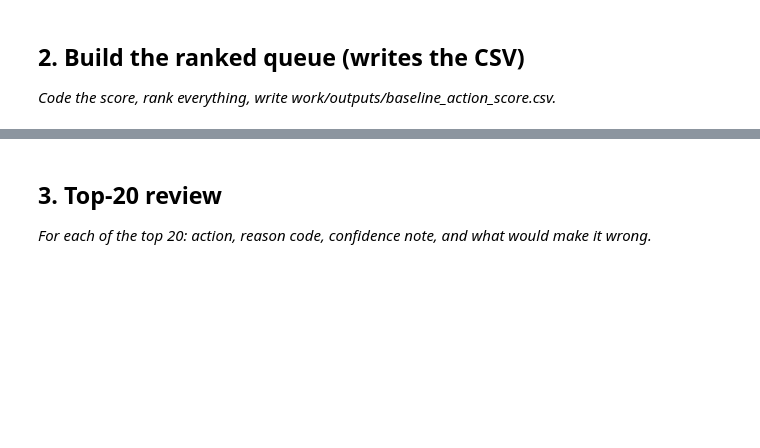
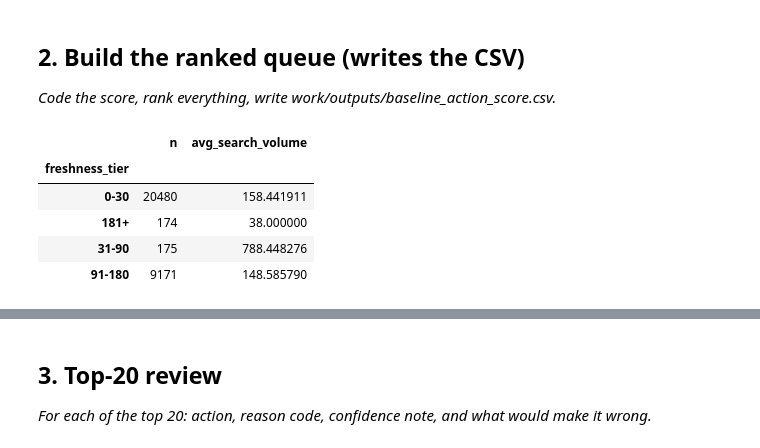
Before and after one commit to humaisali/FlyRank-Machine-Learning-Internship, a Jupyter notebook: work/notebooks/w04_baseline_score.ipynb, the cells around one changed output, grey strips where cells are left out. Cells and saved outputs as stored; diff of their text form; code cells hidden in the pictures; blank space fills up the shorter version.

```diff
--- a/work/notebooks/w04_baseline_score.ipynb
+++ b/work/notebooks/w04_baseline_score.ipynb
@@ -22,0 +41,22 @@ This skeleton is yours to fill. Work the sections **in order** — each one has
+# %%
+import pandas as pd
+
+df = pd.read_csv("/content/content_refresh_anonymized.csv")
+
+freshness_check = (
+    df.groupby("freshness_tier")
+      .agg(
+          n=("content_id", "count"),
+          avg_search_volume=("search_volume", "mean")
+      )
+      .sort_index()
+)
+
+display(freshness_check)
+# %% [output]
+|  | n | avg_search_volume |
+| freshness_tier |  |  |
+| 0-30 | 20480 | 158.441911 |
+| 181+ | 174 | 38.000000 |
+| 31-90 | 175 | 788.448276 |
+| 91-180 | 9171 | 148.585790 |
```
Also changed, not shown: parts of 13 cells of this notebook.
